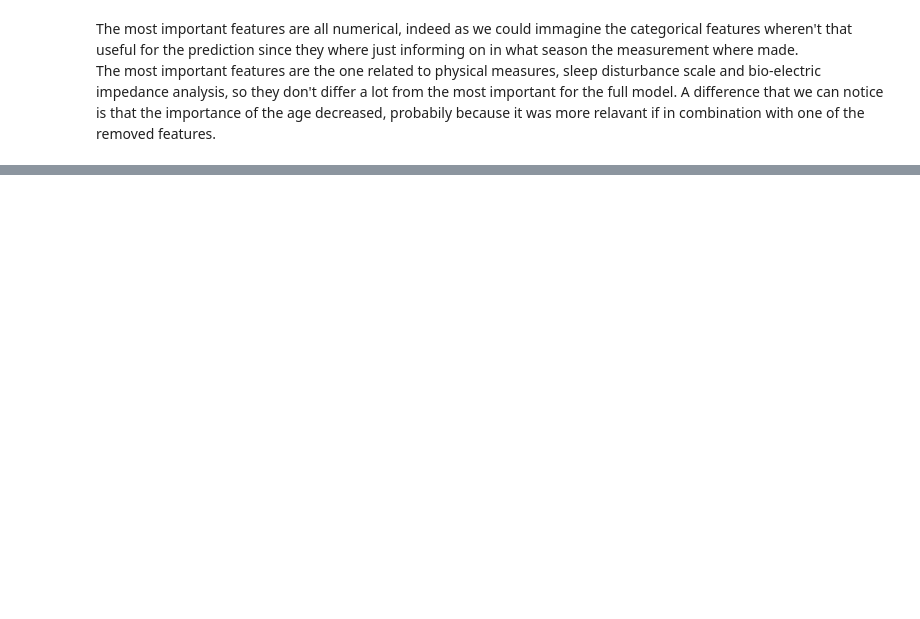
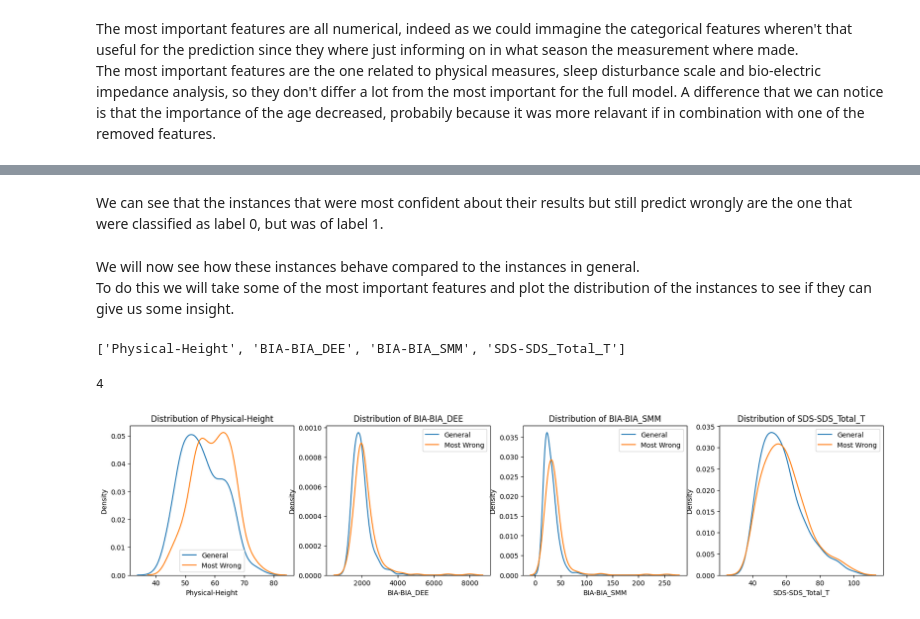
Before and after one commit to Pizz0x/Child-Mind, a Jupyter notebook: 2_RandomForest.ipynb, the cells around one changed output, grey strips where cells are left out. Cells and saved outputs as stored; diff of their text form; code cells hidden in the pictures; blank space fills up the shorter version.

```diff
--- a/2_RandomForest.ipynb
+++ b/2_RandomForest.ipynb
@@ -253,0 +264,13 @@ The most important features are the one related to physical measures, sleep dist
+# %%
+y_proba = base_model.predict_proba(X_test_subset) # for each instances get the probability that it belongs to each class
+confidence = np.max(y_proba, axis=1) # we get with what probability an instance was mapped to a class label
+results_df = pd.DataFrame({
+    'true_label': y_test,
+    'pred_label': base_model.predict(X_test_subset),
+    'confidence': confidence
+})
+results_df['correct'] = results_df['true_label'] == results_df['pred_label']
+results_df['index'] = y_test.index
+
+most_wrong = results_df[~results_df['correct']].sort_values(by='confidence', ascending=False).head(500)
+print(most_wrong.head(10))
@@ -253,0 +289,28 @@ The most important features are the one related to physical measures, sleep dist
+# %% [markdown]
+We can see that the instances that were most confident about their results but still predict wrongly are the one that were classified as label 0, but was of label 1.
+# %% [markdown]
+We will now see how these instances behave compared to the instances in general. <br>
+To do this we will take some of the most important features and plot the distribution of the instances to see if they can give us some insight.
+# %%
+feature_names = new_X_train.columns.tolist()
+
+important_features = [name for name, importance in zip(feature_names, tuned_model.best_estimator_.feature_importances_) if importance > 0.035]
+print(important_features)
+# %% [output]
+['Physical-Height', 'BIA-BIA_DEE', 'BIA-BIA_SMM', 'SDS-SDS_Total_T']
+4
+# %%
+import seaborn as sns
+
+fig, ax = plt.subplots(1, 4, figsize=(20,4))
+
+for i in range(len(important_features)):
+    sns.kdeplot(X_test_subset[important_features[i]], label='General', ax=ax[i])
+    sns.kdeplot(X_test_subset.loc[most_wrong['index']][important_features[i]], label='Most Wrong', ax=ax[i])
+
+    ax[i].legend()
+    ax[i].set_xlabel(important_features[i])
+    ax[i].set_ylabel('Density')
+    ax[i].set_title(f'Distribution of {important_features[i]}')
+# %% [output]
+[figure, added]
```
Also changed, not shown: parts of 17 cells of this notebook, 1 other file.
